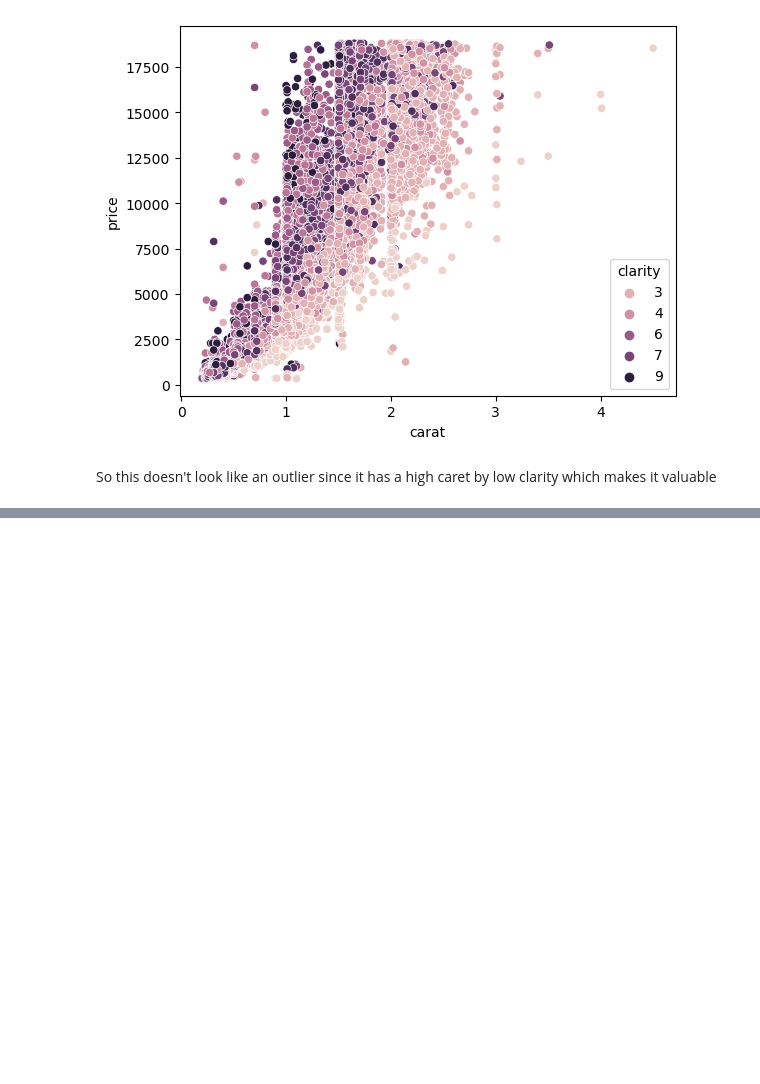
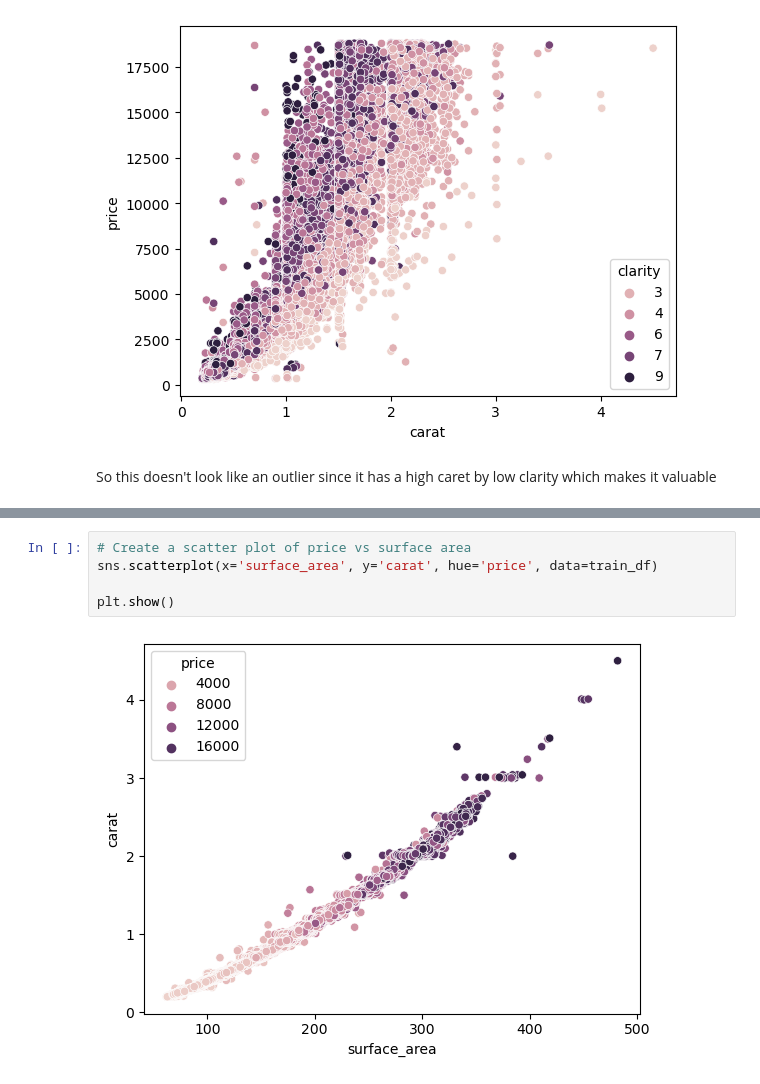
Before and after one commit to mikeal888/kaggle, a Jupyter notebook: playground-series-s3e8/Gemstone_data_investigation.ipynb, the cells around one changed output, grey strips where cells are left out. Cells and saved outputs as stored; diff of their text form; blank space fills up the shorter version.

```diff
--- a/playground-series-s3e8/Gemstone_data_investigation.ipynb
+++ b/playground-series-s3e8/Gemstone_data_investigation.ipynb
@@ -284,0 +309,7 @@ plt.plot(train_df.index)
+# %%
+# Create a scatter plot of price vs surface area
+sns.scatterplot(x='surface_area', y='carat', hue='price', data=train_df)
+
+plt.show()
+# %% [output]
+[figure, added]
```
Also changed, not shown: parts of 7 cells of this notebook, 5 other files.
